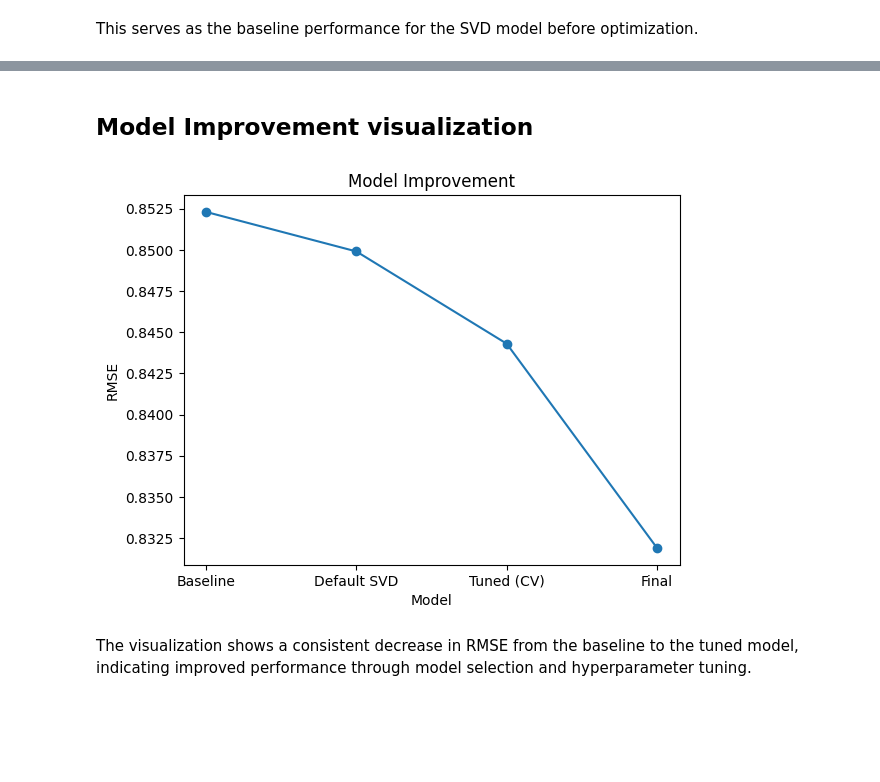
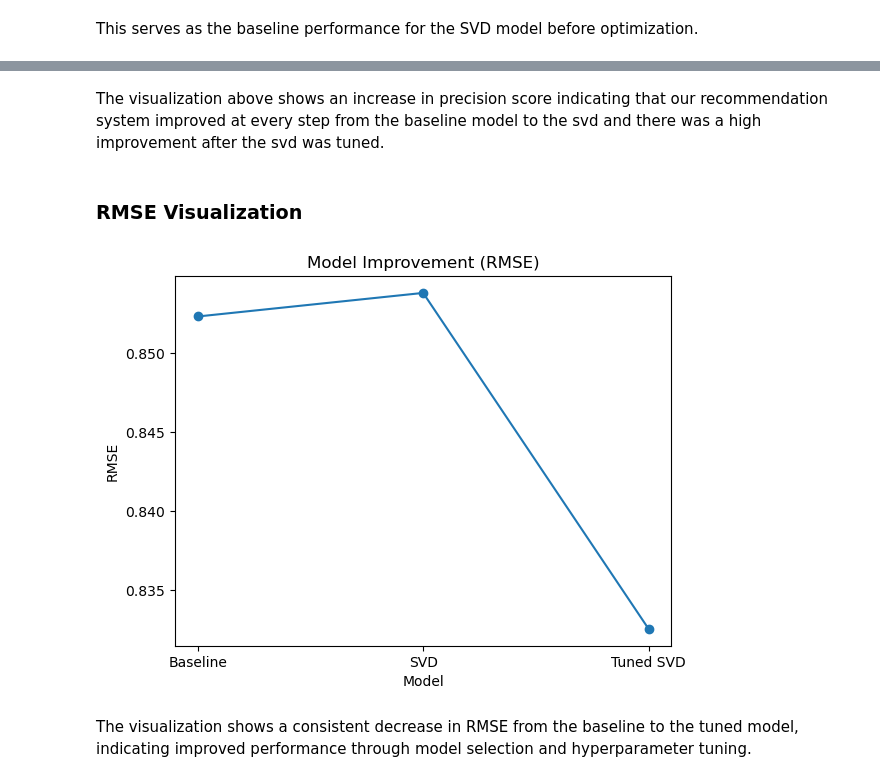
Before and after one commit to Marian-amo/Movies-Recommendation-System-Project, a Jupyter notebook: notebook.ipynb, the cells around one changed output, grey strips where cells are left out. Saved outputs shown, nothing was run; the diff lists cells and outputs as text; code cells hidden in the pictures; blank space fills up the shorter version.

```diff
--- a/notebook.ipynb
+++ b/notebook.ipynb
@@ -473,12 +511,8 @@ SVD decomposes the user-item matrix into latent factors representing:
 - Movie characteristics
 # %%
 # Train the model
-model = SVD(n_factors=100, n_epochs=20, random_state=42)
-model.fit(trainset)
-# Make predictions on the test set
-svd_predictions = model.test(testset)
-# Evaluate performance
-print("SVD Model Performance:")
-accuracy.rmse(svd_predictions)
-accuracy.mae(svd_predictions)
+svd_model = SVD()
+
+#Evaluate the SVD model using the reusable function
+svd_predictions, svd_rmse, svd_mae, svd_precision = reuseable_model(svd_model, trainset, testset, name="SVD Model")
 # %% [output]
@@ -503,6 +545,5 @@ param_grid = {
 # %%
-# Initialize GridSearchCV
-gs = GridSearchCV(SVD, param_grid, measures=['rmse', 'mae'], cv=3)
+#Tuned Model
+best_model=gs.best_estimator['rmse']
 
-# Fit on full dataset
-gs.fit(data)
+tuned_predictions, tuned_rmse, tuned_mae, tuned_precision = reuseable_model(best_model, trainset, testset, name="Tuned SVD Model")
@@ -524,12 +558,10 @@ indicating that hyperparameter optimization helped enhance performance.
 # %%
-#getting the best model
-best_model = gs.best_estimator['rmse']
-best_model.fit(trainset)  #training the model on the training set
-predictions = best_model.test(testset)  #making predictions on the test set
+comparison = pd.DataFrame({
+    "Model": ["Baseline", "SVD", "Tuned SVD"],
+    "RMSE": [baseline_rmse, svd_rmse, tuned_rmse],
+    "MAE": [baseline_mae, svd_mae, tuned_mae],
+    "Precision": [baseline_precision, svd_precision, tuned_precision]
+})
 
-print("Final RMSE:")
-accuracy.rmse(predictions)
-
-print("Final MAE:")
-accuracy.mae(predictions)
+comparison
 # %% [output]
@@ -543,16 +602,20 @@ The baseline model was used as a reference, and performance improved progressive
+# %% [markdown]
+The visualization above shows an increase in precision score indicating that our recommendation system improved at every step from the baseline model to the svd and there was a high improvement after the svd was tuned.
 # %% [markdown]
-## Model Improvement visualization
+### RMSE Visualization
 # %%
-models = ['Baseline', 'Default SVD', 'Tuned (CV)', 'Final']
-rmse_scores = [0.8523, 0.8499, 0.8443, 0.8319]
+#Visualize RMSE improvement
+plt.figure()
 
-plt.plot(models, rmse_scores, marker='o')
-plt.title("Model Improvement")
+plt.plot(comparison["Model"], comparison["RMSE"], marker='o')
+
+plt.title("Model Improvement (RMSE)")
 plt.xlabel("Model")
 plt.ylabel("RMSE")
+
 plt.show()
 # %% [output]
-[figure, old version]
+[figure, new version]
 # %% [markdown]
  The visualization shows a consistent decrease in RMSE from the baseline
 to the tuned model, indicating improved performance through model
```
Also changed, not shown: parts of 20 cells of this notebook.
